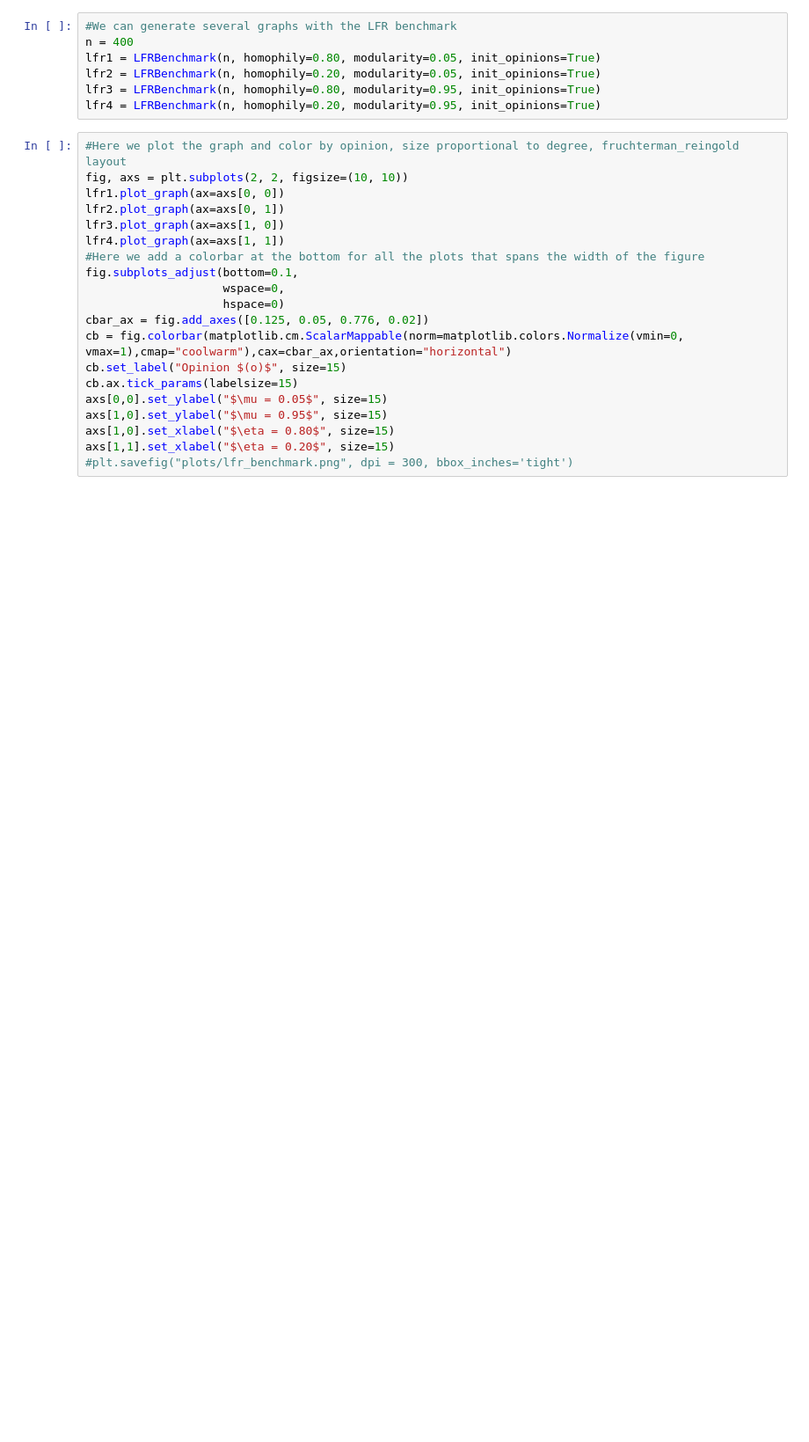
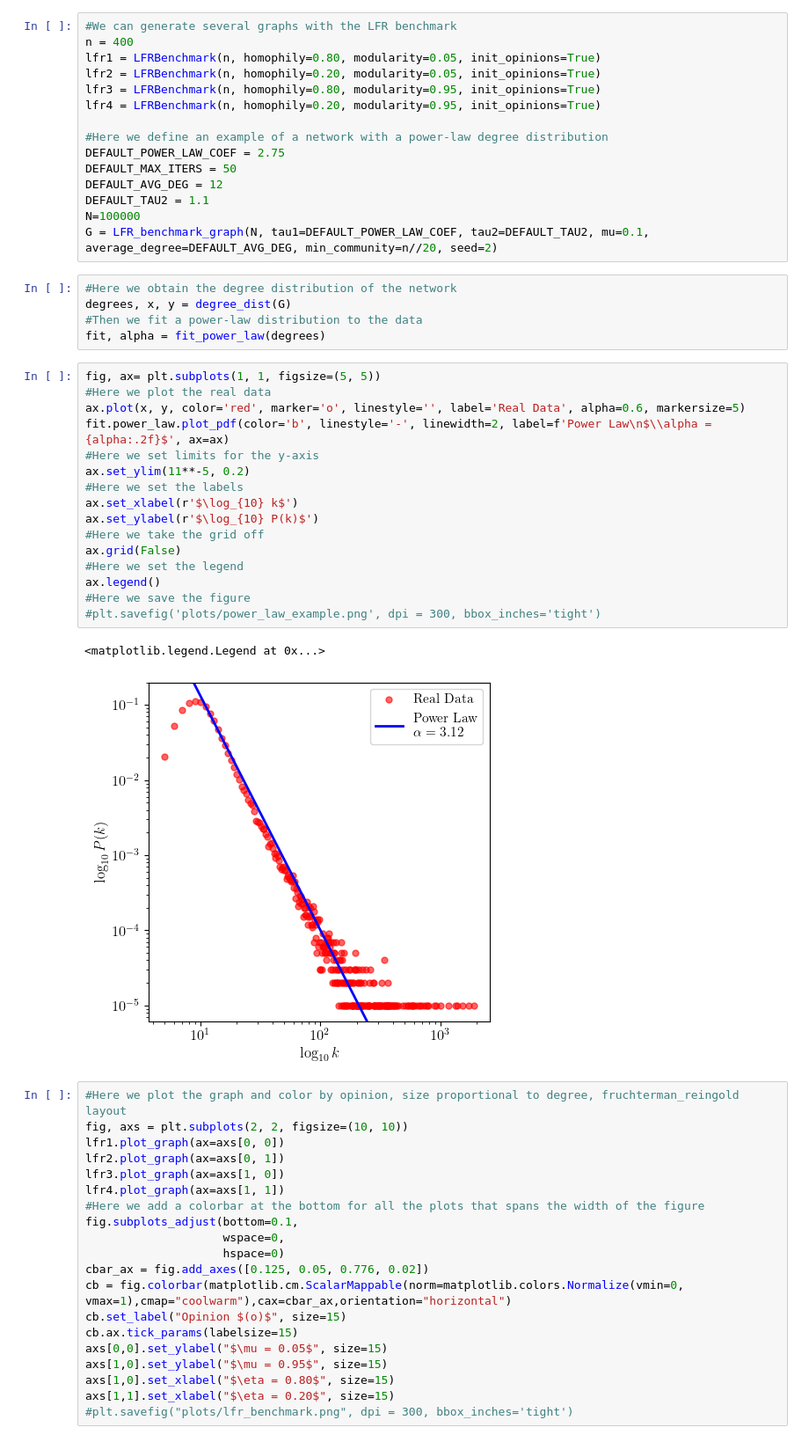
Before and after one commit to msancor/RecSystemsSN, a Jupyter notebook: main.ipynb, the cells around one changed output. Shown at 88% size. Saved outputs shown, nothing was run; the diff lists cells and outputs as text; blank space fills up the shorter version.

```diff
--- a/main.ipynb
+++ b/main.ipynb
@@ -23,6 +28,38 @@ lfr1 = LFRBenchmark(n, homophily=0.80, modularity=0.05, init_opinions=True)
 lfr2 = LFRBenchmark(n, homophily=0.20, modularity=0.05, init_opinions=True)
 lfr3 = LFRBenchmark(n, homophily=0.80, modularity=0.95, init_opinions=True)
 lfr4 = LFRBenchmark(n, homophily=0.20, modularity=0.95, init_opinions=True)
+
+#Here we define an example of a network with a power-law degree distribution
+DEFAULT_POWER_LAW_COEF = 2.75
+DEFAULT_MAX_ITERS = 50
+DEFAULT_AVG_DEG = 12
+DEFAULT_TAU2 = 1.1
+N=100000
+G = LFR_benchmark_graph(N, tau1=DEFAULT_POWER_LAW_COEF, tau2=DEFAULT_TAU2, mu=0.1, average_degree=DEFAULT_AVG_DEG, min_community=n//20, seed=2)
+# %%
+#Here we obtain the degree distribution of the network
+degrees, x, y = degree_dist(G)
+#Then we fit a power-law distribution to the data
+fit, alpha = fit_power_law(degrees)
+# %%
+fig, ax= plt.subplots(1, 1, figsize=(5, 5))
+#Here we plot the real data
+ax.plot(x, y, color='red', marker='o', linestyle='', label='Real Data', alpha=0.6, markersize=5)
+fit.power_law.plot_pdf(color='b', linestyle='-', linewidth=2, label=f'Power Law\n$\\alpha = {alpha:.2f}$', ax=ax)
+#Here we set limits for the y-axis
+ax.set_ylim(11**-5, 0.2)
+#Here we set the labels
+ax.set_xlabel(r'$\log_{10} k$')
+ax.set_ylabel(r'$\log_{10} P(k)$')
+#Here we take the grid off
+ax.grid(False)
+#Here we set the legend
+ax.legend()
+#Here we save the figure
+#plt.savefig('plots/power_law_example.png', dpi = 300, bbox_inches='tight')
+# %% [output]
+<matplotlib.legend.Legend at 0x...>
+[figure, added]
 # %%
 #Here we plot the graph and color by opinion, size proportional to degree, fruchterman_reingold layout
 fig, axs = plt.subplots(2, 2, figsize=(10, 10))
```
Also changed, not shown: parts of 6 cells of this notebook, 2 other files.
